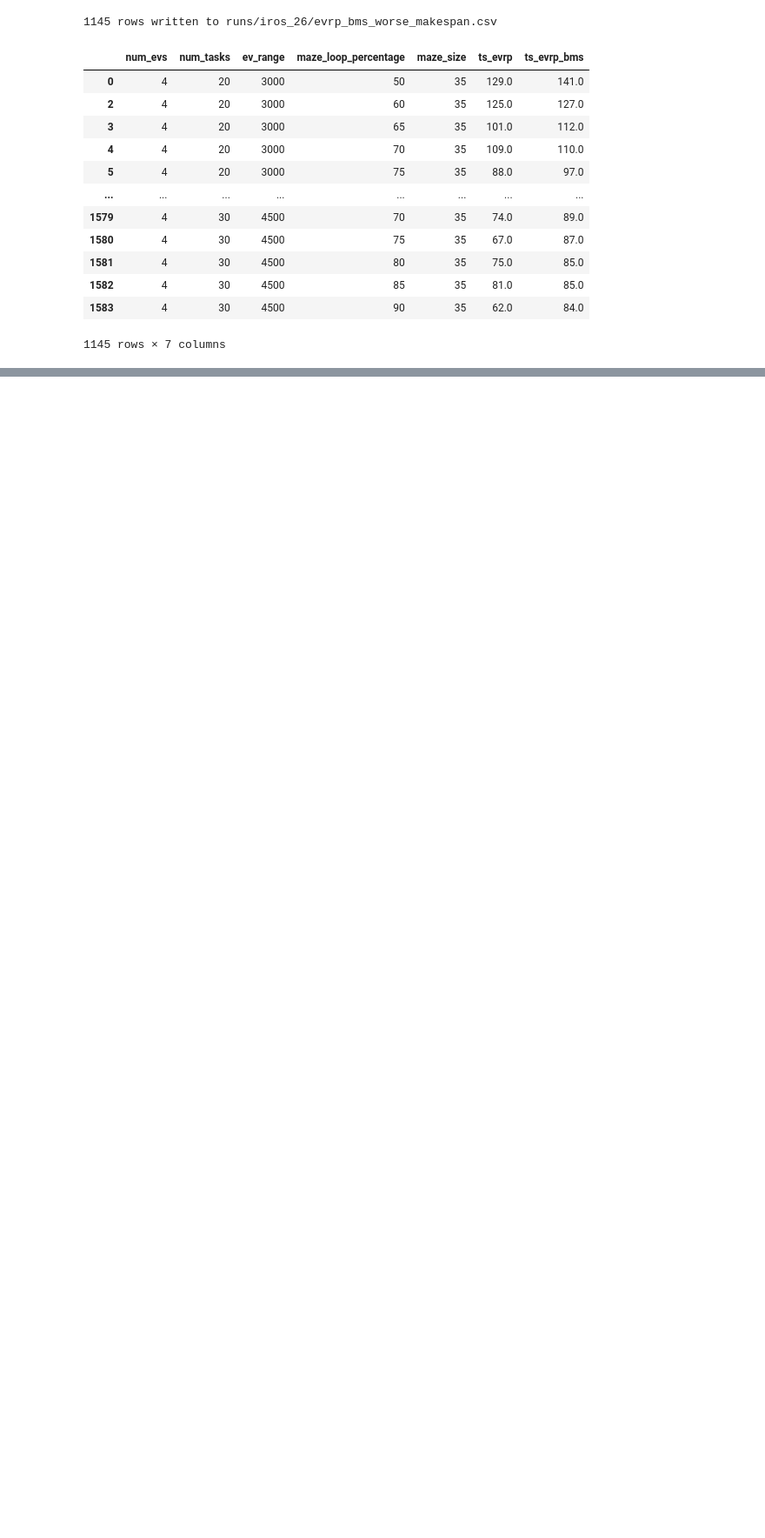
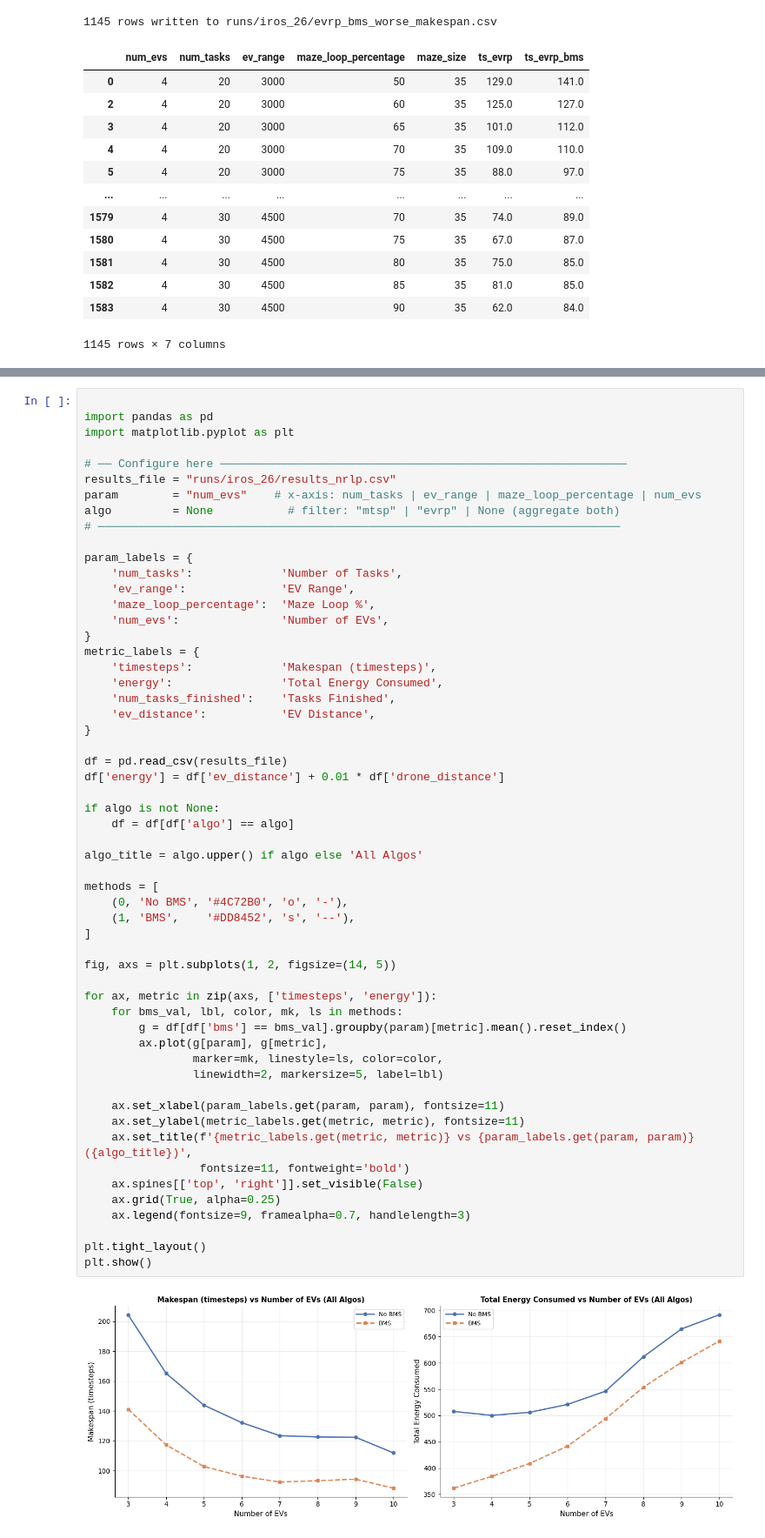
Before and after one commit to shinobi-wolf/FleetNav, a Jupyter notebook: results.ipynb, the cells around one changed output, grey strips where cells are left out. Shown at 87% size. Saved outputs shown, nothing was run; the diff lists cells and outputs as text; blank space fills up the shorter version.

```diff
--- a/results.ipynb
+++ b/results.ipynb
@@ -557,0 +712,58 @@ plt.show()
+# %%
+
+import pandas as pd
+import matplotlib.pyplot as plt
+
+# ── Configure here ────────────────────────────────────────────────────────────
+results_file = "runs/iros_26/results_nrlp.csv"
+param        = "num_evs"    # x-axis: num_tasks | ev_range | maze_loop_percentage | num_evs
+algo         = None           # filter: "mtsp" | "evrp" | None (aggregate both)
+# ─────────────────────────────────────────────────────────────────────────────
+
+param_labels = {
+    'num_tasks':             'Number of Tasks',
+    'ev_range':              'EV Range',
+    'maze_loop_percentage':  'Maze Loop %',
+    'num_evs':               'Number of EVs',
+}
+metric_labels = {
+    'timesteps':             'Makespan (timesteps)',
+    'energy':                'Total Energy Consumed',
+    'num_tasks_finished':    'Tasks Finished',
+    'ev_distance':           'EV Distance',
+}
+
+df = pd.read_csv(results_file)
+df['energy'] = df['ev_distance'] + 0.01 * df['drone_distance']
+
+if algo is not None:
+    df = df[df['algo'] == algo]
+
+algo_title = algo.upper() if algo else 'All Algos'
+
+methods = [
+    (0, 'No BMS', '#4C72B0', 'o', '-'),
+    (1, 'BMS',    '#DD8452', 's', '--'),
+]
+
+fig, axs = plt.subplots(1, 2, figsize=(14, 5))
+
+for ax, metric in zip(axs, ['timesteps', 'energy']):
+    for bms_val, lbl, color, mk, ls in methods:
+        g = df[df['bms'] == bms_val].groupby(param)[metric].mean().reset_index()
+        ax.plot(g[param], g[metric],
+                marker=mk, linestyle=ls, color=color,
+                linewidth=2, markersize=5, label=lbl)
+
+    ax.set_xlabel(param_labels.get(param, param), fontsize=11)
+    ax.set_ylabel(metric_labels.get(metric, metric), fontsize=11)
+    ax.set_title(f'{metric_labels.get(metric, metric)} vs {param_labels.get(param, param)} ({algo_title})',
+                 fontsize=11, fontweight='bold')
+    ax.spines[['top', 'right']].set_visible(False)
+    ax.grid(True, alpha=0.25)
+    ax.legend(fontsize=9, framealpha=0.7, handlelength=3)
+
+plt.tight_layout()
+plt.show()
+# %% [output]
+[figure, added]
```
Also changed, not shown: parts of 9 cells of this notebook, 9 other files.
